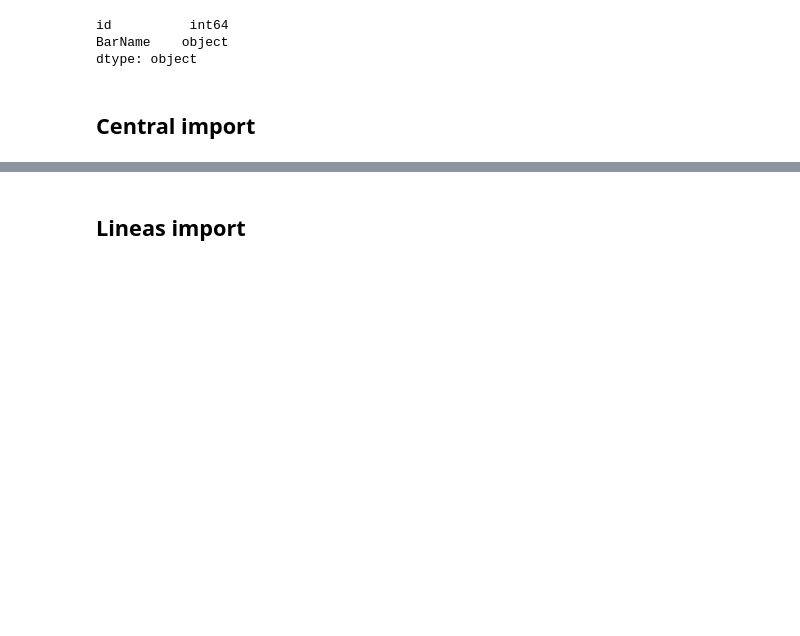
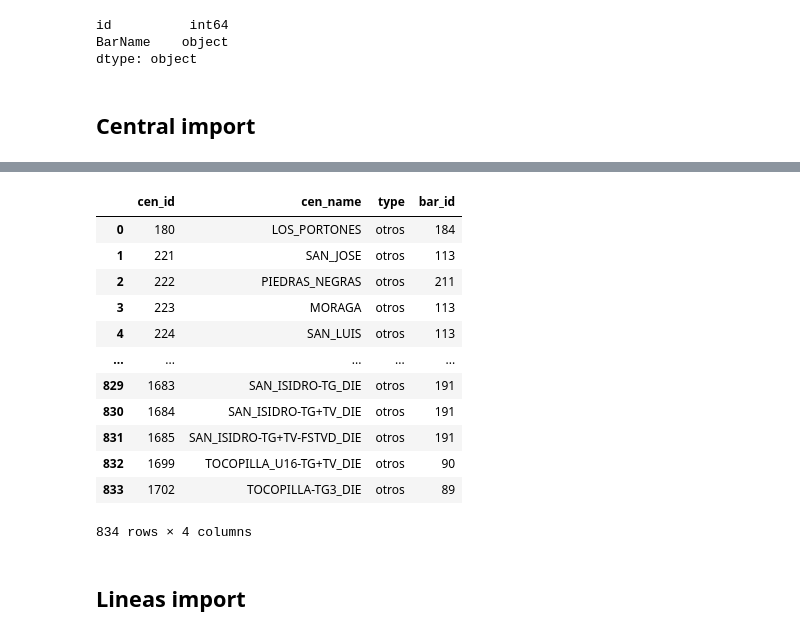
Before and after one commit to NicoBrandstetterr/patosProyect, a Jupyter notebook: Datacreatorplp20230104.ipynb, the cells around one changed output, grey strips where cells are left out. Saved outputs shown, nothing was run; the diff lists cells and outputs as text; code cells hidden in the pictures; blank space fills up the shorter version.

```diff
--- a/Datacreatorplp20230104.ipynb
+++ b/Datacreatorplp20230104.ipynb
@@ -187,0 +243,19 @@ Index(['CenName', 'cen_type', 'emission_factor', 'zone', 'is_ernc', 'cenbar',
+# %%
+# Renombrar las columnas
+centrales = typecentrals.rename(columns={'id': 'cen_id', 'CenName': 'cen_name', 'cen_type': 'type','bus_id':'bar_id'})
+
+# Seleccionar las columnas necesarias
+centrales = centrales[['cen_id', 'cen_name', 'type','bar_id']]
+
+centrales_extra = indexcen.rename(columns={'id': 'cen_id', 'CenName': 'cen_name', 'tipo': 'type','bus_id':'bar_id'})
+# Obtener las filas de centrales_extra que no están en centrales
+nuevas_filas = centrales_extra[~centrales_extra['cen_name'].isin(centrales['cen_name'])]
+
+# Añadir las nuevas filas a centrales
+nuevas_filas = pd.merge(centrales, nuevas_filas, how='right', indicator=True)
+
+# Filtrar solo las filas que están en centrales_extra pero no en centrales y eliminar la columna _merge
+nuevas_filas = nuevas_filas[nuevas_filas['_merge'] == 'right_only'].drop(columns='_merge')
+
+# Añadir las nuevas filas a centrales
+centrales = pd.concat([centrales, nuevas_filas], ignore_index=True)
@@ -188,3 +264,19 @@ Index(['CenName', 'cen_type', 'emission_factor', 'zone', 'is_ernc', 'cenbar',
+# %%
+nuevas_filas
+# %% [output]
+|  | cen_id | cen_name | type | bar_id |
+| 0 | 180 | LOS_PORTONES | otros | 184 |
+| 1 | 221 | SAN_JOSE | otros | 113 |
+| 2 | 222 | PIEDRAS_NEGRAS | otros | 211 |
+| 3 | 223 | MORAGA | otros | 113 |
+| 4 | 224 | SAN_LUIS | otros | 113 |
+| ... | ... | ... | ... | ... |
+| 829 | 1683 | SAN_ISIDRO-TG_DIE | otros | 191 |
+| 830 | 1684 | SAN_ISIDRO-TG+TV_DIE | otros | 191 |
+| 831 | 1685 | SAN_ISIDRO-TG+TV-FSTVD_DIE | otros | 191 |
+| 832 | 1699 | TOCOPILLA_U16-TG+TV_DIE | otros | 90 |
+| 833 | 1702 | TOCOPILLA-TG3_DIE | otros | 89 |
+834 rows × 4 columns
 # %% [markdown]
 ## Lineas import
 # %%
```
Also changed, not shown: parts of 13 cells of this notebook, 1 other file.
